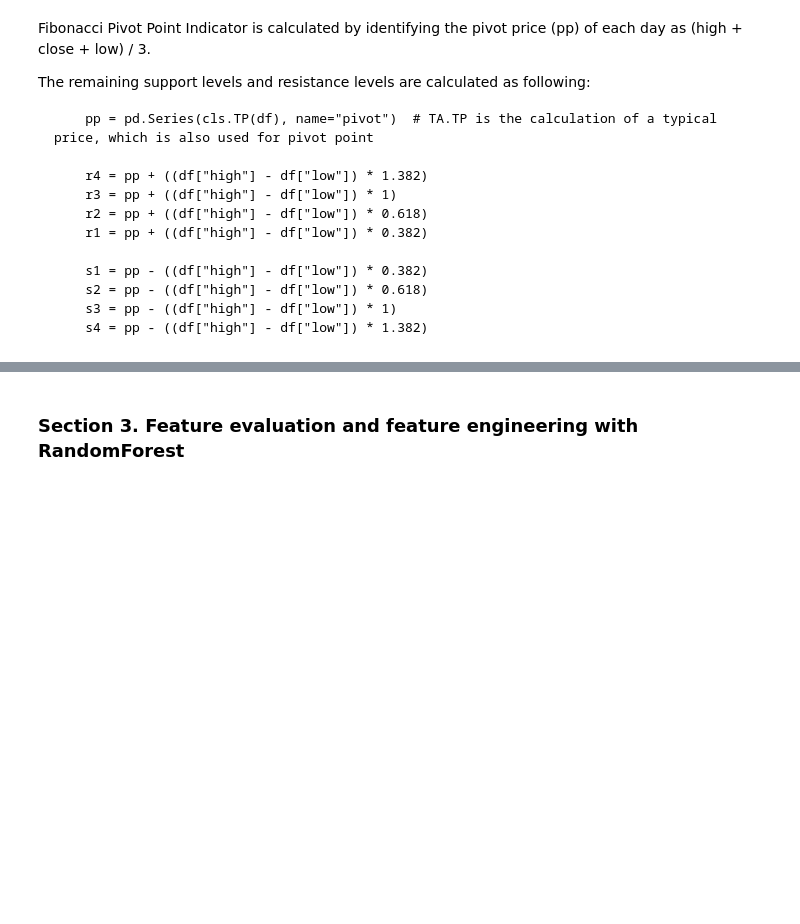
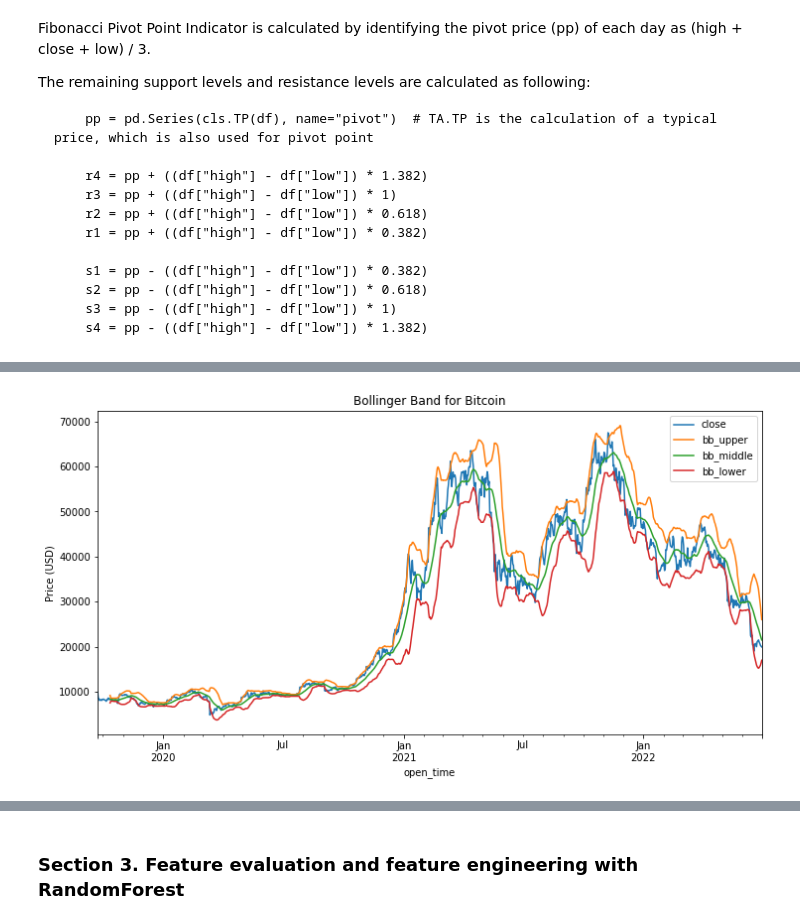
Before and after one commit to Drewmyself2code/Fintech_Project_2, a Jupyter notebook: Development_Code/cryptosurfer.ipynb, the cells around one changed output, grey strips where cells are left out. Drawn from its saved outputs; the diff is of its cells as text; code cells hidden in the pictures; blank space fills up the shorter version.

Commit message:
adding my plots to the merge.

```diff
--- a/Development_Code/cryptosurfer.ipynb
+++ b/Development_Code/cryptosurfer.ipynb
@@ -178,3 +315,28 @@ bitcoin_trend_df.head()
+# %%
+# Setting index and fixing our sh*t, yo.
+bitcoin_trend_df.set_index(bitcoin_trend_df["open_time"], inplace=True)
+# %%
+# Plotting our sh*t with plotly yo.
+import plotly.graph_objects as go
+import plotly.express as px
+
+# Simple 30 Day Bollinger Band for Facebook (2016-2017)
+# look into parabolic sar
+bitcoin_trend_df[['close', 'bb_upper', 'bb_middle', 'bb_lower']].plot(figsize=(12,6))
+plt.title('Bollinger Band for Bitcoin')
+plt.ylabel('Price (USD)')
+plt.show();
+
+# Candlestick plot of the same shniz.
+bitcoin_trend_cstkplt = go.Figure(data=[go.Candlestick(x=bitcoin_trend_df['open_time'],
+                open=bitcoin_trend_df['open'],
+                high=bitcoin_trend_df['high'],
+                low=bitcoin_trend_df['low'],
+                close=bitcoin_trend_df['close'])])
+
+bitcoin_trend_cstkplt
+# %% [output]
+[figure, added]
 # %%
 ## Create dataframe with volume technical indicators
 
```
Also changed, not shown: parts of 13 cells of this notebook.
